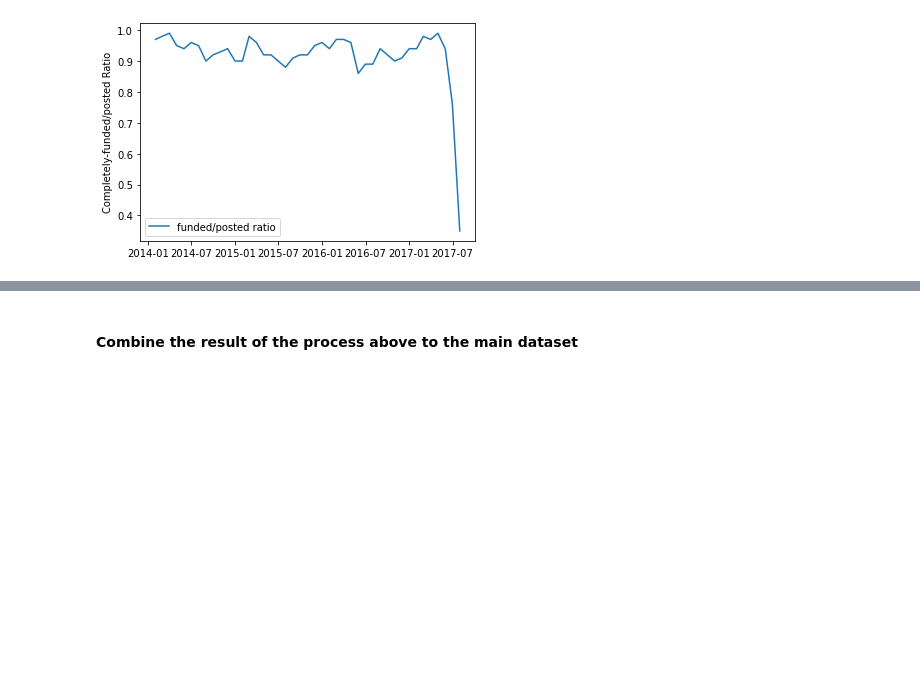
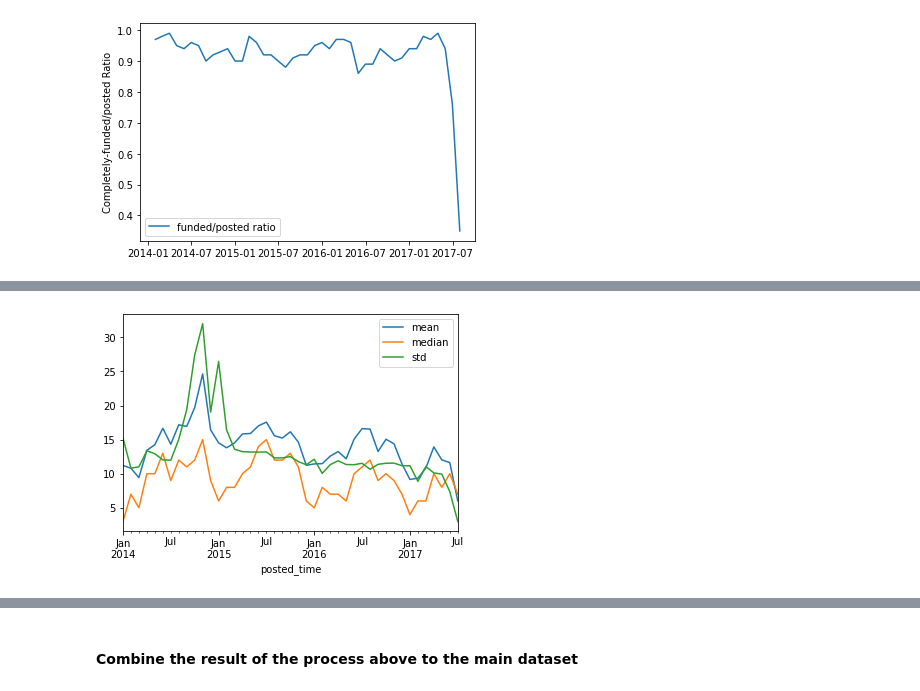
Before and after one commit to lasayin/Crowdfunding-on-Kiva-Platform, a Jupyter notebook: Kiva_Crowdfunding_Data_Wrangling.ipynb, the cells around one changed output, grey strips where cells are left out. Saved outputs shown, nothing was run; the diff lists cells and outputs as text; code cells hidden in the pictures; blank space fills up the shorter version.

Commit message:
handle posted time and funded time month by month;regroup borrowers gender

```diff
--- a/Kiva_Crowdfunding_Data_Wrangling.ipynb
+++ b/Kiva_Crowdfunding_Data_Wrangling.ipynb
@@ -340,0 +375,19 @@ It's obvious that **the last month's performance is very different from the prev
+# %%
+# The date difference between posted time and funded time in the whole time period
+posted_funded_diff_index = times_parsed_index.funded_time - times_parsed_index.posted_time
+diff_days = posted_funded_diff_index.apply(lambda x: x.days)
+# %%
+# Resample the time by month and check mean, median, and standard deviation
+diff_by_month = diff_days.resample('M')
+
+diff_median = diff_by_month.median()
+
+diff_mean = diff_by_month.mean()
+
+diff_std = diff_by_month.std()
+
+diff_stat = pd.DataFrame({'mean': diff_mean, 'median': diff_median, 'std':diff_std})
+
+_ = diff_stat.plot()
+# %% [output]
+[figure, added]
```
Also changed, not shown: parts of 45 cells of this notebook.
